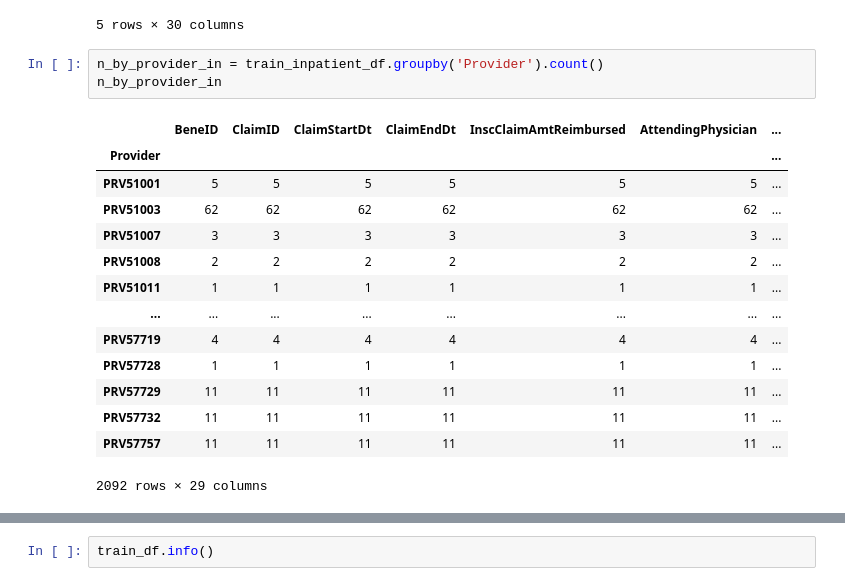
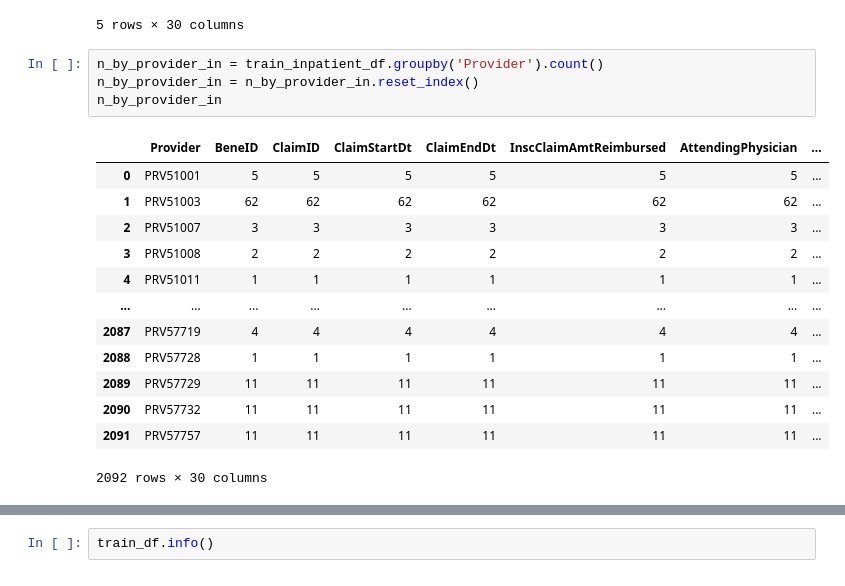
Before and after one commit to Jha-Ujjwal-1542/Fraud_Analysis, a Jupyter notebook: Fraud Data's.ipynb, the cells around one changed output, grey strips where cells are left out. Drawn from its saved outputs; the diff is of its cells as text.

```diff
--- a/Fraud Data's.ipynb
+++ b/Fraud Data's.ipynb
@@ -428,19 +640,19 @@ train_inpatient_df.head()
 5 rows × 30 columns
 # %%
 n_by_provider_in = train_inpatient_df.groupby('Provider').count()
+n_by_provider_in = n_by_provider_in.reset_index()
 n_by_provider_in
 # %% [output]
-|  | BeneID | ClaimID | ClaimStartDt | ClaimEndDt | InscClaimAmtReimbursed | AttendingPhysician | ... |
-| Provider |  |  |  |  |  |  | ... |
-| PRV51001 | 5 | 5 | 5 | 5 | 5 | 5 | ... |
-| PRV51003 | 62 | 62 | 62 | 62 | 62 | 62 | ... |
-| PRV51007 | 3 | 3 | 3 | 3 | 3 | 3 | ... |
-| PRV51008 | 2 | 2 | 2 | 2 | 2 | 2 | ... |
-| PRV51011 | 1 | 1 | 1 | 1 | 1 | 1 | ... |
-| ... | ... | ... | ... | ... | ... | ... | ... |
-| PRV57719 | 4 | 4 | 4 | 4 | 4 | 4 | ... |
-| PRV57728 | 1 | 1 | 1 | 1 | 1 | 1 | ... |
-| PRV57729 | 11 | 11 | 11 | 11 | 11 | 11 | ... |
-| PRV57732 | 11 | 11 | 11 | 11 | 11 | 11 | ... |
-| PRV57757 | 11 | 11 | 11 | 11 | 11 | 11 | ... |
+|  | Provider | BeneID | ClaimID | ClaimStartDt | ClaimEndDt | InscClaimAmtReimbursed | AttendingPhysician | ... |
+| 0 | PRV51001 | 5 | 5 | 5 | 5 | 5 | 5 | ... |
+| 1 | PRV51003 | 62 | 62 | 62 | 62 | 62 | 62 | ... |
+| 2 | PRV51007 | 3 | 3 | 3 | 3 | 3 | 3 | ... |
+| 3 | PRV51008 | 2 | 2 | 2 | 2 | 2 | 2 | ... |
+| 4 | PRV51011 | 1 | 1 | 1 | 1 | 1 | 1 | ... |
+| ... | ... | ... | ... | ... | ... | ... | ... | ... |
+| 2087 | PRV57719 | 4 | 4 | 4 | 4 | 4 | 4 | ... |
+| 2088 | PRV57728 | 1 | 1 | 1 | 1 | 1 | 1 | ... |
+| 2089 | PRV57729 | 11 | 11 | 11 | 11 | 11 | 11 | ... |
+| 2090 | PRV57732 | 11 | 11 | 11 | 11 | 11 | 11 | ... |
+| 2091 | PRV57757 | 11 | 11 | 11 | 11 | 11 | 11 | ... |
-2092 rows × 29 columns
+2092 rows × 30 columns
```
Also changed, not shown: parts of 35 cells of this notebook.
